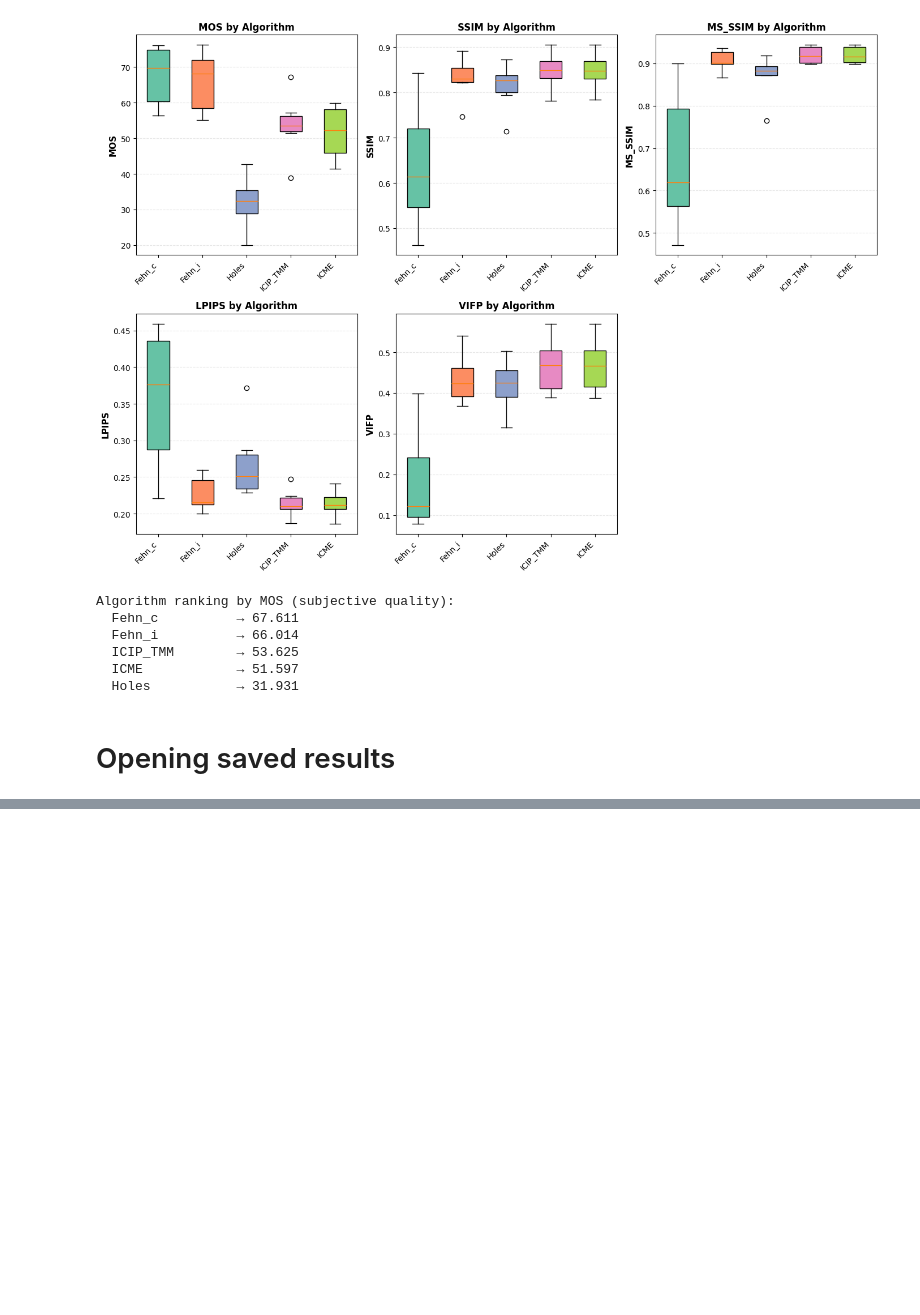
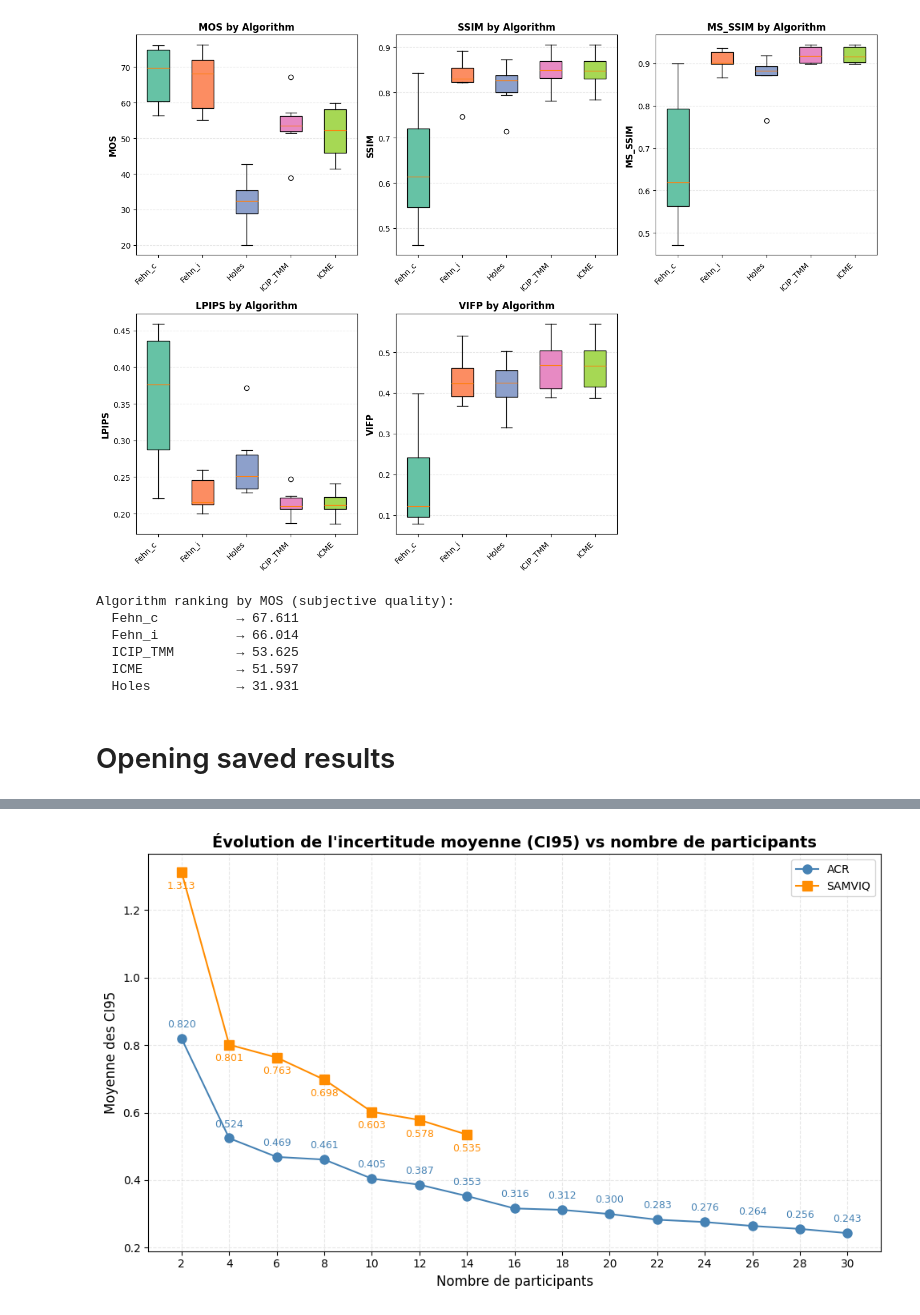
Before and after one commit to marrryzebwjq/Quality-of-Experience, a Jupyter notebook: samviq_analysis.ipynb, the cells around one changed output, grey strips where cells are left out. Saved outputs shown, nothing was run; the diff lists cells and outputs as text; code cells hidden in the pictures; blank space fills up the shorter version.

```diff
--- a/samviq_analysis.ipynb
+++ b/samviq_analysis.ipynb
@@ -1384,0 +1515,16 @@ df = pd.read_csv(SAVE_PATH + "experimental_results.csv")
+# %%
+# CI95 sur df complet (colonnes participants commençant par 'rating_')
+
+results_df = {}
+
+rating_cols = [col for col in df.columns if isinstance(col, str) and col.startswith('rating_')]
+
+for n_participants in range (2,15,2):
+    acc = 0
+    for _ in range(5):  # 5 tirages aléatoires
+        selected_cols = np.random.choice(rating_cols, size=n_participants, replace=False)
+        std_per_row = df[selected_cols].std(axis=1)
+        ci_per_row = 1.96 * std_per_row / np.sqrt(n_participants)/20
+        acc += ci_per_row.mean()
+    results_df[n_participants] = acc / 5
+    print(f"Participants (df complet): {n_participants:2d} → Moyenne des CI95: {results_df[n_participants]:.4f}")
@@ -1384,0 +1539,32 @@ df = pd.read_csv(SAVE_PATH + "experimental_results.csv")
+# %%
+# Plot CI95 moyen en fonction du nombre de participants (filtré vs df complet)
+plt.figure(figsize=(10, 6))
+
+# Tracer toutes les valeurs du filtré puis celles du df complet, même si les x diffèrent
+participants_filtered = sorted(results_filtered.keys())
+participants_full = sorted(results_df.keys())
+
+ci_filtered = [results_filtered[p] for p in participants_filtered]
+ci_full = [results_df[p] for p in participants_full]
+
+plt.plot(participants_filtered, ci_filtered, marker='o', markersize=8, color='steelblue', label='ACR')
+plt.plot(participants_full, ci_full, marker='s', markersize=8, color='darkorange', label='SAMVIQ')
+
+# Axes et titre
+plt.xlabel('Nombre de participants', fontsize=12)
+plt.ylabel('Moyenne des CI95', fontsize=12)
+plt.title("Évolution de l'incertitude moyenne (CI95) vs nombre de participants", fontsize=14, fontweight='bold')
+plt.grid(True, alpha=0.3, linestyle='--')
+plt.xticks(sorted(set(participants_filtered) | set(participants_full)))
+plt.legend()
+
+# Annotations séparées
+for x, y in zip(participants_filtered, ci_filtered):
+    plt.annotate(f'{y:.3f}', (x, y), textcoords="offset points", xytext=(0,10), ha='center', fontsize=9, color='steelblue')
+for x, y in zip(participants_full, ci_full):
+    plt.annotate(f'{y:.3f}', (x, y), textcoords="offset points", xytext=(0,-15), ha='center', fontsize=9, color='darkorange')
+
+plt.tight_layout()
+plt.show()
+# %% [output]
+[figure, added]
```
Also changed, not shown: parts of 21 cells of this notebook, 2 other files.
